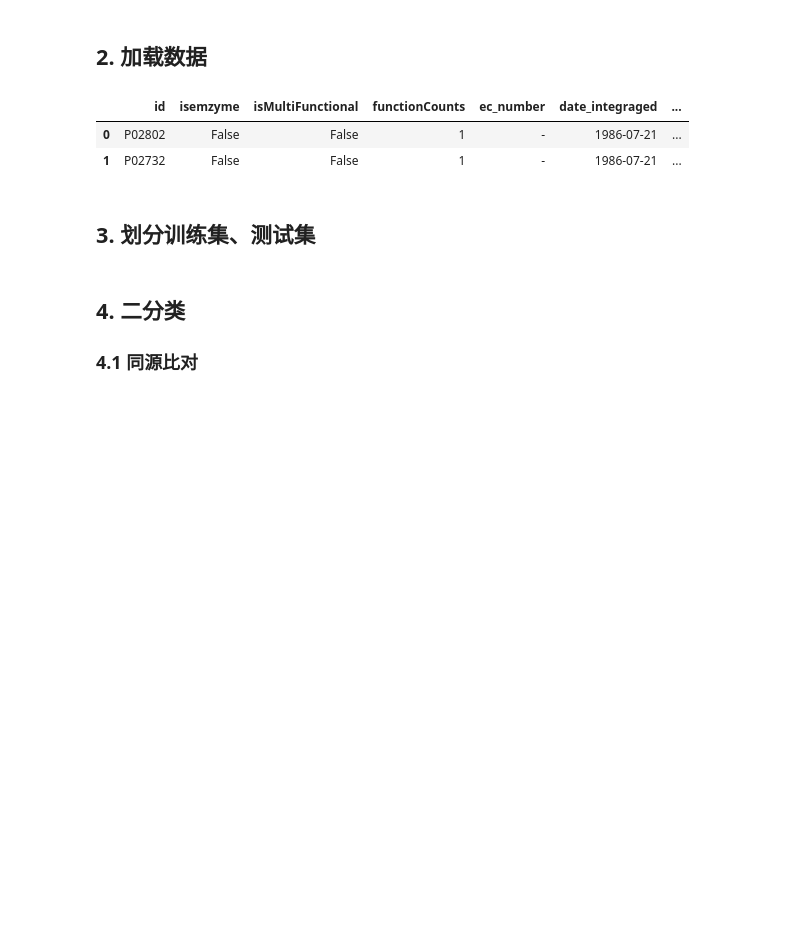
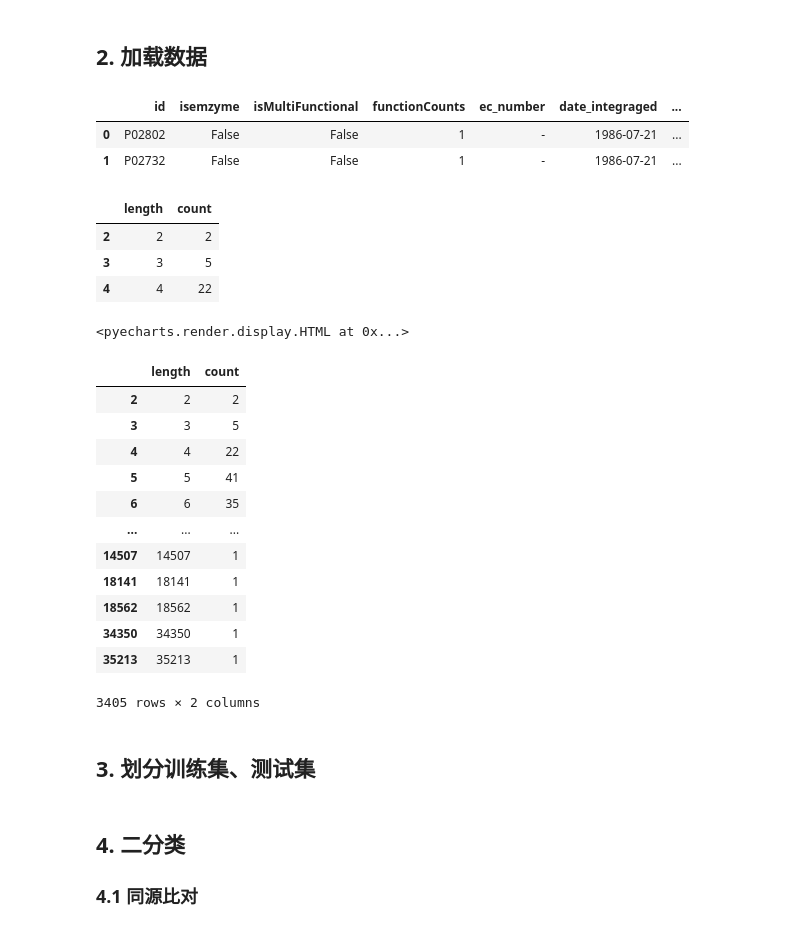
Before and after one commit to kingstdio/BioUniprot, a Jupyter notebook: tasks/task1/task1_isEnzyme.ipynb, the cells around one changed output. Saved outputs shown, nothing was run; the diff lists cells and outputs as text; code cells hidden in the pictures; blank space fills up the shorter version.

```diff
--- a/tasks/task1/task1_isEnzyme.ipynb
+++ b/tasks/task1/task1_isEnzyme.ipynb
@@ -91,6 +122,55 @@ sprot.head(2)
 |  | id | isemzyme | isMultiFunctional | functionCounts | ec_number | date_integraged | ... |
 | 0 | P02802 | False | False | 1 | - | 1986-07-21 | ... |
 | 1 | P02732 | False | False | 1 | - | 1986-07-21 | ... |
+# %%
+sprot_length = sprot.seqlength.value_counts(ascending=True)
+sprot_length = pd.DataFrame(sprot_length)
+sprot_length['length'] = sprot_length.index
+sprot_length = sprot_length.rename(columns={'seqlength':'count', 'length':'length'})
+sprot_length=sprot_length.sort_values(by='length', ascending=True)
+sprot_length=sprot_length.loc[:,['length','count']]
+sprot_length.head(3)
+# %% [output]
+|  | length | count |
+| 2 | 2 | 2 |
+| 3 | 3 | 5 |
+| 4 | 4 | 22 |
+# %%
+bar = (
+    Bar(init_opts=opts.InitOpts(width="1700px",
+                                height="750px",
+                                page_title="造价四剑客",
+                                theme=ThemeType.CHALK))
+    .add_xaxis(list(sprot_length.length))
+    .add_yaxis("序列长度", list(sprot_length['count']))
+#     .add_yaxis("商家B", [15, 6, 45, 20, 35, 66])
+    .set_global_opts(
+        title_opts=opts.TitleOpts(title="Bar-DataZoom（slider-水平）"),
+        datazoom_opts=opts.DataZoomOpts()
+    )
+)
+
+### 2  加载javascript
+bar.load_javascript()
+bar.render_notebook()
+# %% [output]
+<pyecharts.render.display.HTML at 0x...>
+# %%
+sprot_length
+# %% [output]
+|  | length | count |
+| 2 | 2 | 2 |
+| 3 | 3 | 5 |
+| 4 | 4 | 22 |
+| 5 | 5 | 41 |
+| 6 | 6 | 35 |
+| ... | ... | ... |
+| 14507 | 14507 | 1 |
+| 18141 | 18141 | 1 |
+| 18562 | 18562 | 1 |
+| 34350 | 34350 | 1 |
+| 35213 | 35213 | 1 |
+3405 rows × 2 columns
 # %% [markdown]
 ## 3. 划分训练集、测试集
 # %%
```
Also changed, not shown: parts of 4 cells of this notebook, 4 other files.
